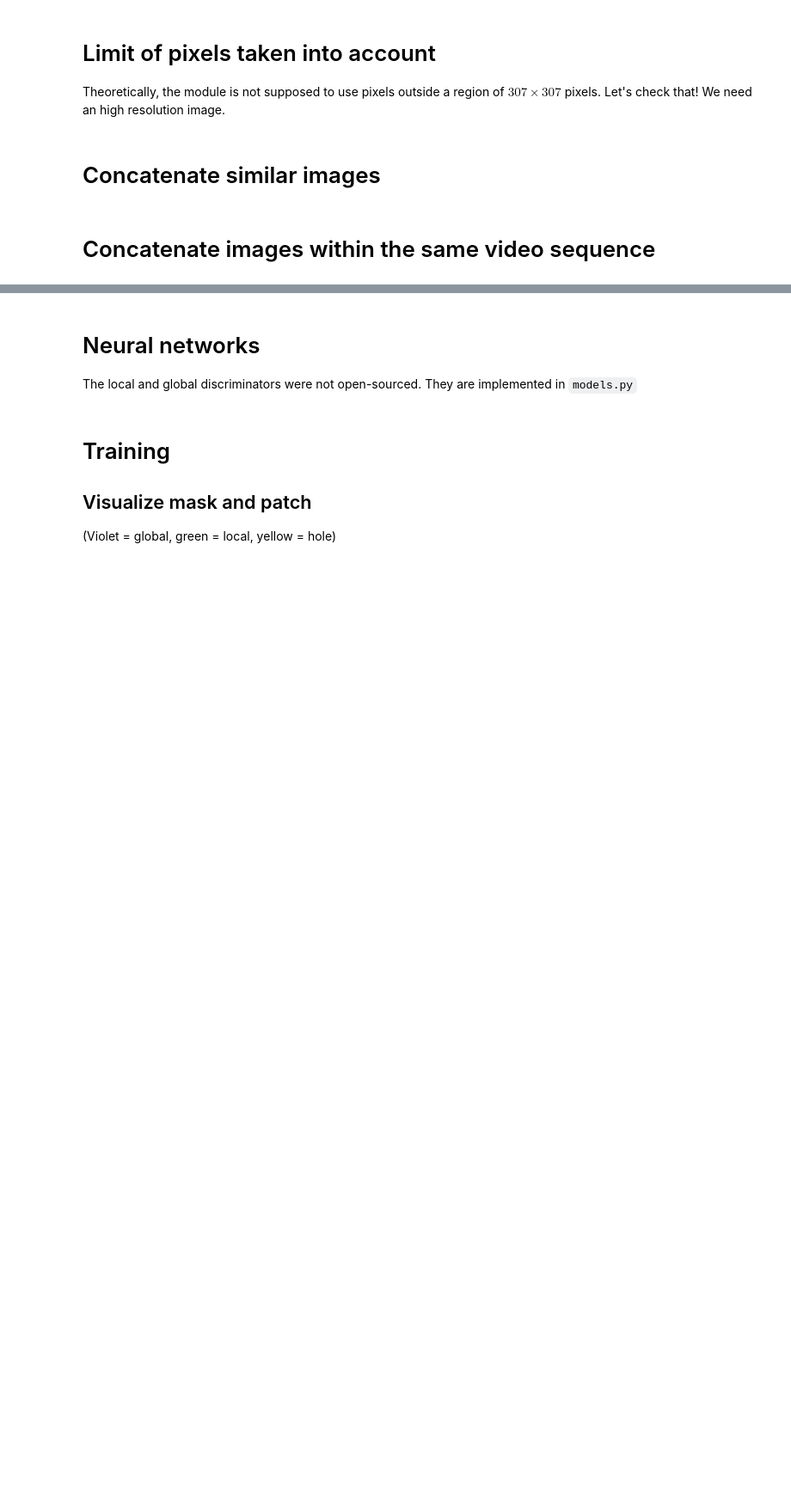
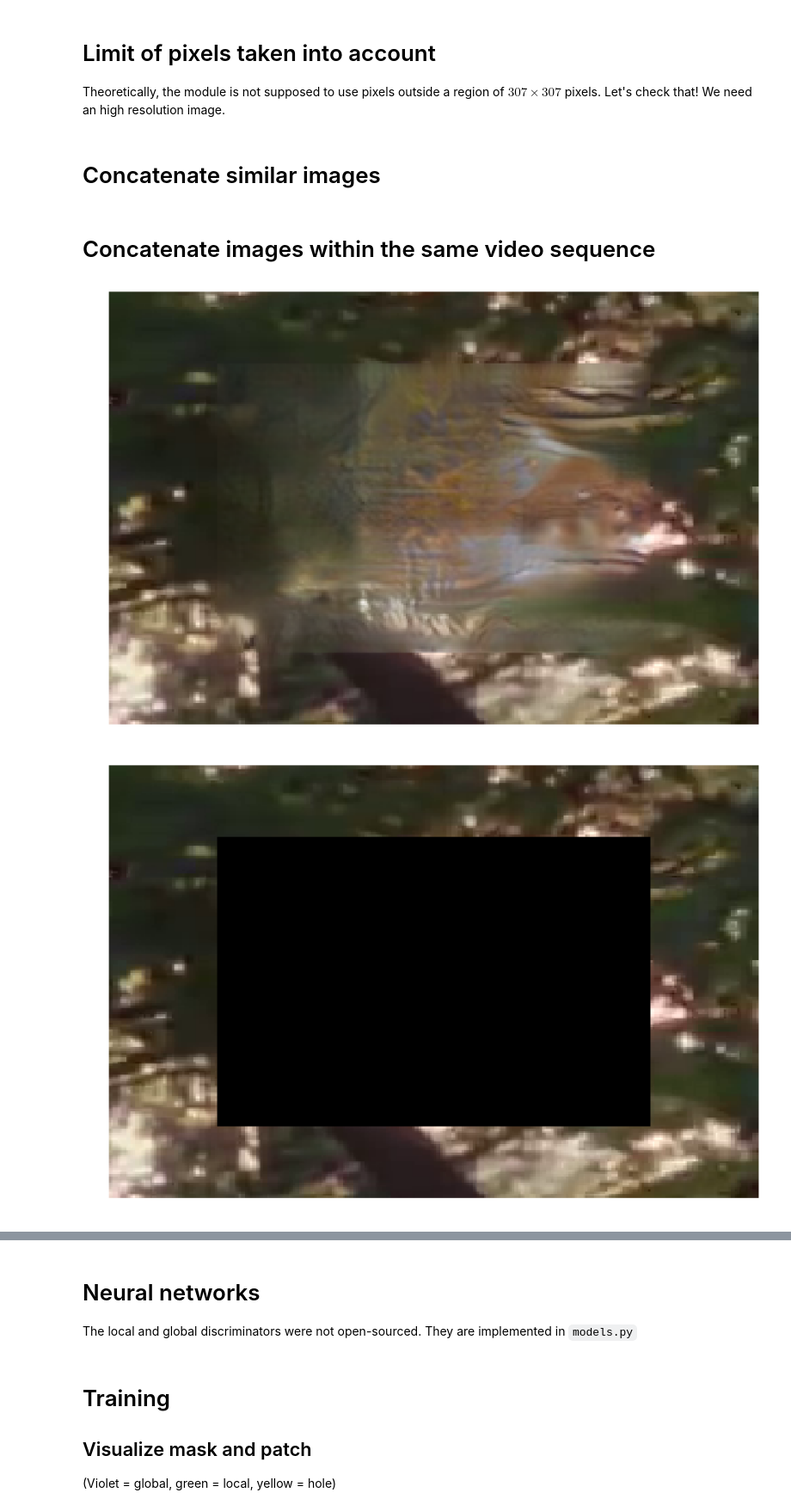
Before and after one commit to plguhur/MVA, a Jupyter notebook: ImagerieNumerique/Experiments.ipynb, the cells around one changed output, grey strips where cells are left out. Shown at 86% size. Cells and saved outputs as stored; diff of their text form; code cells hidden in the pictures; blank space fills up the shorter version.

```diff
--- a/ImagerieNumerique/Experiments.ipynb
+++ b/ImagerieNumerique/Experiments.ipynb
@@ -202,9 +202,9 @@ clip_inpainted.write_videofile(f'videos/holen-{image}.mp4', fps=15, codec='mpeg4
 # %%
 size = [30,50,70,90,110,130]
 N = len(size)
-w, h = 400, 600
+w, h = 600, 400
 half = 30
-image = "celeb"
+image = "flower"
 input = Image.open(f"images/{image}.jpg")
 input.load()
 W, H = input.size
@@ -241,7 +241,6 @@ for i in range(N):
     plt.imshow(out)
     plt.axis('off')
     plt.savefig(os.path.join(res_dir, f'hole-{i}.png'), bbox_inches='tight')
-#     plt.show()
 
     out = inpainting(model, datamean, I, M, postproc=False, skip=True)
     out = out.data.numpy()
@@ -250,7 +249,6 @@ for i in range(N):
     plt.imshow(out)
     plt.axis('off')
     plt.savefig(os.path.join(res_dir, f'hole-sanity-{i}.png'), bbox_inches='tight')
-#     plt.show()
 # %% [markdown]
 # Influence of local context
 We modify the local context on a side, two sides, ..., all sides of the mask
@@ -458,26 +456,36 @@ plt.savefig(os.path.join(res_dir, f'deconcat.jpg'), bbox_inches='tight')
 # %% [markdown]
 # Concatenate images within the same video sequence
 # %%
+def crop_image2(input, crop, output_shape, masking=0):
+    W, H = input.size
+    px = int(W/2)
+    py = int(H/2)
+    im = input.copy()
+    if masking > 0:
+        im.paste((0,0,0), [0,0, *im.size])
+        im.paste((255,255,255), [px-masking, py-masking, px+masking, py+masking])
+    im = im.crop([px-crop, py-crop, px+crop, py+crop])
+    im = im.resize(output_shape)
+    return im
+
 clip = VideoFileClip("wwf_forest.mp4")
-W, H = 600, 400
+W, H = 300, 200
 image = "video_extract"
-times = np.arange(23.0,26.7, 0.4)
-images = [Image.fromarray(clip.get_frame(t)).resize((W, H)) for t in times]
+# times = np.arange(23.0,26.7, 0.4)
+times = np.arange(12.0,12.3, 0.03)
+orig_images = [Image.fromarray(clip.get_frame(t)) for t in times]
+crop, size = 120, 80
+images = [crop_image2(im, crop, (W, H)) for im in orig_images]
 res_dir = os.path.join("results", "concatenate", image)
 os.makedirs(res_dir, exist_ok=True)
-input = images[4]
-input = input.resize((W, H))
-input = np.asarray(input)
-I = input.transpose((2,0,1)).astype(float)
-I = torch.from_numpy(I/255.).float()
-px = int(W/2)
-py = int(H/2)
-M = torch.FloatTensor(1, H, W).fill_(0.)
-half_y = 150
-half_w = 150
+
 
 # failing case: we can see the image is becoming more and more nothing
-M[:, py-half_y:py+half_y, px-half_w:px+half_w] = 1.
+I = images[4]
+I = torch.from_numpy(np.asarray(I).transpose((2,0,1)).astype(float)/255.0).float()
+M = crop_image2(orig_images[4], crop, (W, H), size)
+M = torch.from_numpy(np.asarray(M).transpose((2,0,1))[:1,:,:].astype(float)/255.0).float()
+# M[M<0.1]=0.
 out = inpainting(model, datamean, I, M, postproc=False, skip=False).data.numpy()
 out = (out*255.).transpose((1,2,0)).astype(int)
 plt.figure(figsize=(20,10))
@@ -495,43 +503,42 @@ plt.savefig(os.path.join(res_dir, f'sanity-check.jpg'), bbox_inches='tight')
 
 # so we concatenate other image around it
 concat = Image.new('RGB', (3*W, 3*H))
-limit = 309
 ops = [Image.ROTATE_180, Image.FLIP_TOP_BOTTOM, Image.ROTATE_180, \
        Image.FLIP_LEFT_RIGHT, -1, Image.FLIP_LEFT_RIGHT, \
        Image.ROTATE_180, Image.FLIP_TOP_BOTTOM, Image.ROTATE_180]
 for i in range(9):
     im = images[i]
     x_offset = W * (i % 3)
     y_offset = H * (i // 3)
     if i != 4:
         im = im.transpose(ops[i])
     concat.paste(im, (x_offset, y_offset))
-I = np.asarray(concat.resize((W,H))).transpose((2,0,1)).astype(float)/255.
-I = torch.from_numpy(I).float()
-
+I = torch.from_numpy(np.asarray(concat).transpose((2,0,1)).astype(float)/255.0).float()
 M = concat.copy()
 M.paste((0,0,0), [0,0,3*W,3*H])
 py, px = int(3*H/2), int(3*W/2)
-M.paste((255,255,255), [px-half_w, py-half_y, px+half_w, py+half_y])
-M = np.asarray(M.resize((W,H))).transpose((2,0,1)).astype(float)/255.
-M = torch.from_numpy(M[:1,:,:]).float()
+M.paste((255,255,255), [px-size, py-size, px+size, py+size])
+M = torch.from_numpy(np.asarray(M).transpose((2,0,1))[:1,:,:].astype(float)/255.0).float()
 out = inpainting(model, datamean, I, M, postproc=False, skip=False).data.numpy()
 out = (out*255.).transpose((1,2,0)).astype(int)
 plt.figure(figsize=(20,10))
 plt.imshow(out)
 plt.axis('off')
 plt.savefig(os.path.join(res_dir, f'concatenate.jpg'), bbox_inches='tight')
 
 # then we deconcatenate:
 restored = Image.fromarray(out.astype(np.uint8)).resize((3*W, 3*H)) \
             .crop((W, H, 2*W, 2*H))
 plt.figure(figsize=(20,10))
 plt.imshow(restored)
 plt.axis('off')
 plt.savefig(os.path.join(res_dir, f'deconcat.jpg'), bbox_inches='tight')
 
 # plt.imshow((I.data.numpy()*255.).transpose((1,2,0)).astype(int))
 # plt.show()
 # plt.imshow((M.data.numpy()*255.).transpose((1,2,0)).astype(int)[:,:,0])
 # plt.show()
 # plt.imshow(concat)
+# %% [output]
+[figure, added]
+[figure, added]
```
Also changed, not shown: parts of 4 cells of this notebook, 4 other files.
